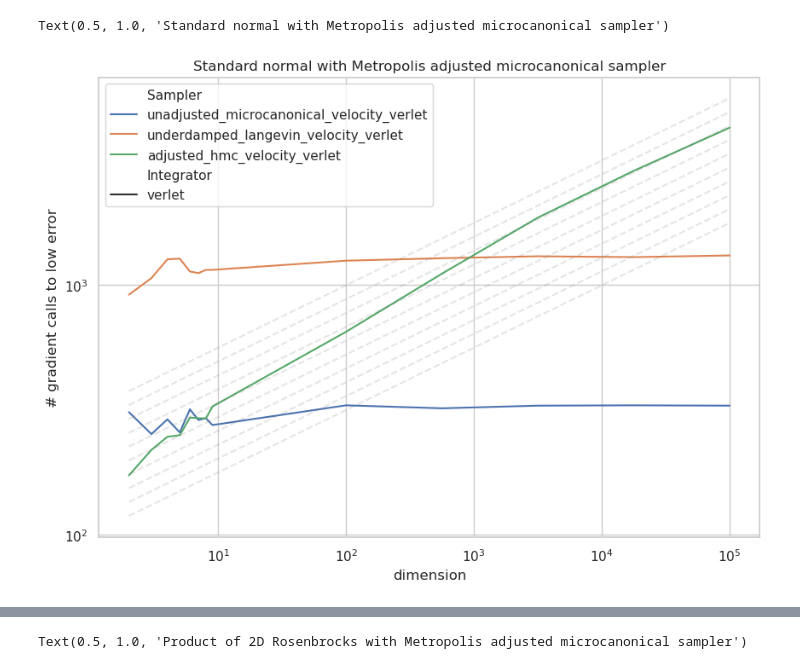
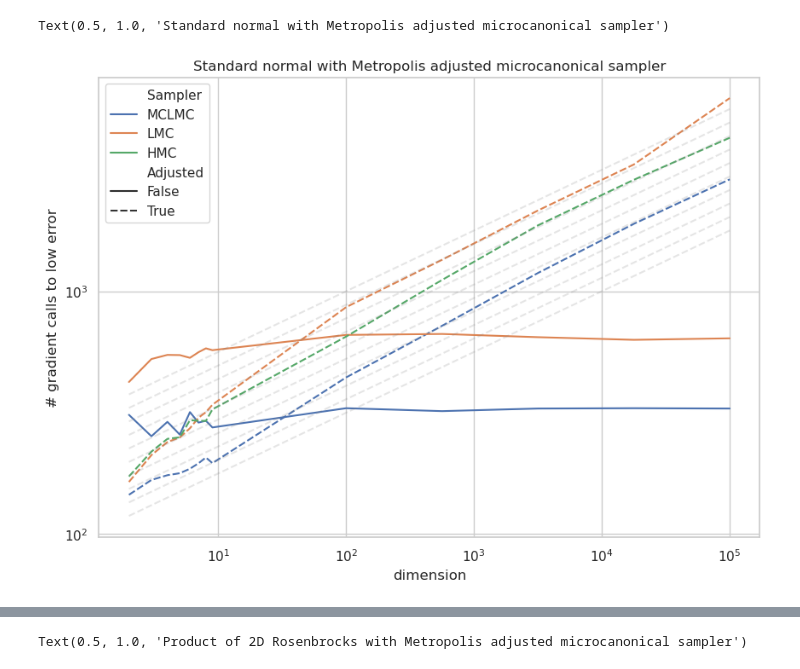
Before and after one commit to reubenharry/sampler-benchmarks, a Jupyter notebook: sampler-comparison/sampler_comparison/experiments/dimensional_scaling/dimensional_scaling.ipynb, the cells around one changed output, grey strips where cells are left out. Saved outputs shown, nothing was run; the diff lists cells and outputs as text; code cells hidden in the pictures.

Commit message:
scaling plots

```diff
--- a/sampler-comparison/sampler_comparison/experiments/dimensional_scaling/dimensional_scaling.ipynb
+++ b/sampler-comparison/sampler_comparison/experiments/dimensional_scaling/dimensional_scaling.ipynb
@@ -13,10 +13,11 @@ integrator_types = ['velocity_verlet'
 
 samplers = [[
 
-    # f"adjusted_microcanonical_{integrator_type}",
+    f"adjusted_microcanonical_{integrator_type}",
     f"unadjusted_microcanonical__{integrator_type}",
     f"underdamped_langevin_{integrator_type}",
     f"adjusted_hmc_{integrator_type}",
+    f"adjusted_malt",
 
 
 
@@ -55,15 +56,34 @@ df = df_tuned
 df["dim"] = df["Model"].str.extract(r"(\d+)").astype(int)
 
 df = df[df["max"] == False]
+
+
 df = df[(df["statistic"] == 'square') | (df['statistic'] == 'x2') ]
 df['Integrator'] = df['Sampler'].apply(lambda x: x.split('_')[-1])
+df['Adjusted'] = df['Sampler'].apply({
+    # 'grid_search_unadjusted_lmc':'grid_ulmc_verlet',
+    'adjusted_microcanonical_velocity_verlet': True,
+    'unadjusted_microcanonical__velocity_verlet':False,
+    'underdamped_langevin_velocity_verlet': False,
+    'adjusted_hmc_velocity_verlet': True,
+    'adjusted_malt': True,
+}.get)
+df['Sampler'] = df['Sampler'].apply({
+    'unadjusted_microcanonical__velocity_verlet':'MCLMC',
+    # 'grid_search_unadjusted_lmc':'grid_ulmc_verlet',
+    'adjusted_microcanonical_velocity_verlet': 'MCLMC',
+    'underdamped_langevin_velocity_verlet': 'LMC',
+    'adjusted_hmc_velocity_verlet': 'HMC',
+    'adjusted_malt': 'LMC',
+}.get)
 # df['Sampler'] = df['Sampler'].apply(lambda x: x.split('_')[0]+x.split('_')[1]+x.split('_')[2] if x[0]=='g' else x.split('_')[0])
-df['Sampler'] = df['Sampler'].apply({
-    'unadjusted_microcanonical__velocity_verlet': 'unadjusted_microcanonical_velocity_verlet',
-    'adjusted_microcanonical_velocity_verlet': 'adjusted_microcanonical_velocity_verlet',
-    'underdamped_langevin_velocity_verlet': 'underdamped_langevin_velocity_verlet',
-    'adjusted_hmc_velocity_verlet': 'adjusted_hmc_velocity_verlet',
-}.get)
+# df['Sampler'] = df['Sampler'].apply({
+#     'unadjusted_microcanonical__velocity_verlet': 'unadjusted_microcanonical_velocity_verlet',
+#     'adjusted_microcanonical_velocity_verlet': 'adjusted_microcanonical_velocity_verlet',
+#     'underdamped_langevin_velocity_verlet': 'underdamped_langevin_velocity_verlet',
+#     'adjusted_hmc_velocity_verlet': 'adjusted_hmc_velocity_verlet',
+#     'adjusted_malt': 'adjusted_malt',
+# }.get)
 df['ESS'] = 100/df["num_grads_to_low_error"]
 df[df['Integrator']=='velocity_verlet']
 # df=df[df["Sampler"]=='adjusted_microcanonical_velocity_verlet']
@@ -92,35 +108,35 @@ df
 import matplotlib.pyplot as plt
 import seaborn as sns
 sns.set_theme(style="whitegrid")
 
 fig, ax = plt.subplots(1, 1, figsize=(10, 7))
 
 
 
 sns.lineplot(data=df, x='dim', y='num_grads_to_low_error',
     hue='Sampler',
-    style='Integrator', ax=ax)
+    style='Adjusted', ax=ax)
 ax.set_xscale('log')
 ax.set_yscale('log')
 
 plt.ylabel('# gradient calls to low error')
 plt.xlabel('dimension')
 
 ## y = x^{1/4} lines
 x = np.linspace(2, 100000, 1000)
 y = x**(1/4)
 # ax.plot(x, y, label='$x^{1/4}$', color='grey', linestyle='--', alpha=0.2)
 for a in np.logspace(2,2.5,10):
     y = x**(1/4) * a
     ax.plot(x, y, linestyle='--', color='grey', alpha=0.2)
 # 1/8
 # y = x**(1/8)
 # ax.plot(x, y, label='$x^{1/8}$', linestyle='--', color='grey', alpha=0.2)
 plt.legend()
 plt.title("Standard normal with Metropolis adjusted microcanonical sampler")
 # %% [output]
 Text(0.5, 1.0, 'Standard normal with Metropolis adjusted microcanonical sampler')
-[figure, old version]
+[figure, new version]
 # %%
 # Ds = np.concatenate([np.arange(2,10), np.ceil(np.logspace(2,4, 5)).astype(int)])[:12]
 Ds*2
```
Also changed, not shown: parts of 4 cells of this notebook, 6 other files.
